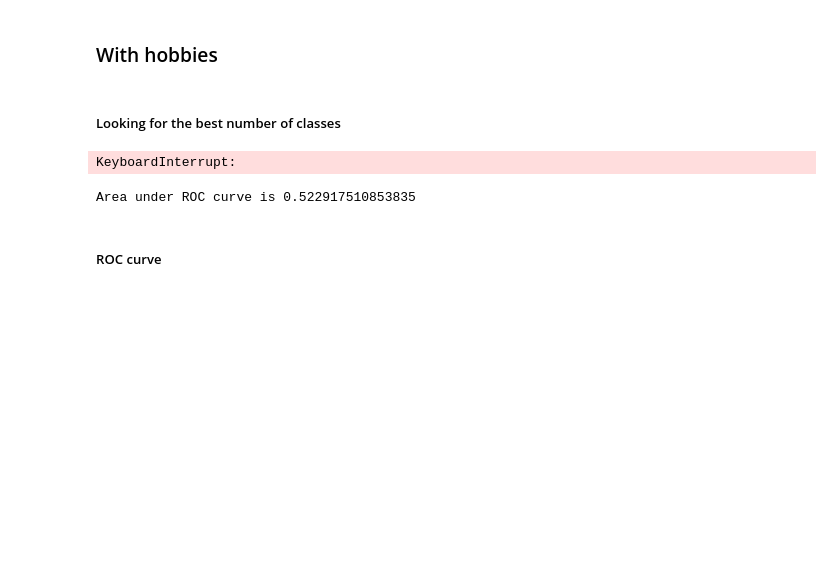
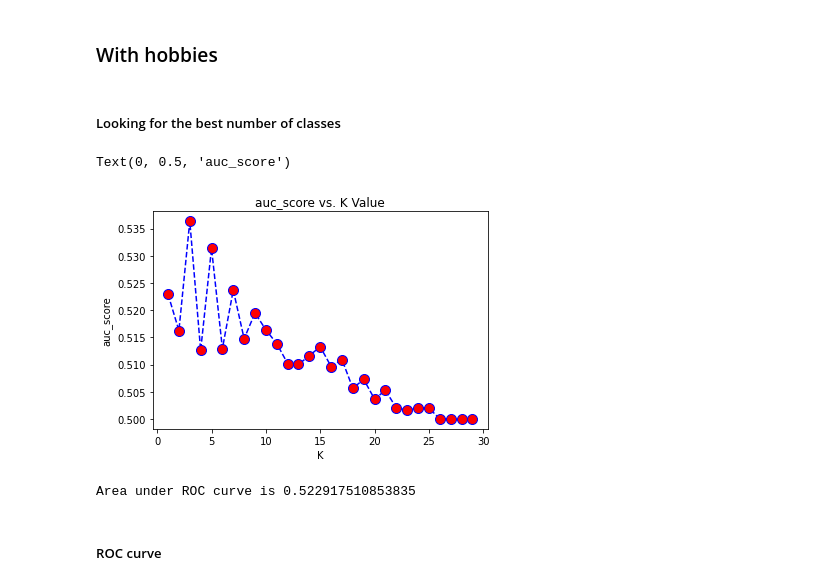
Before and after one commit to JozifekSVK/OZNAL, a Jupyter notebook: Hypothesis.ipynb, the cells around one changed output. Saved outputs shown, nothing was run; the diff lists cells and outputs as text; code cells hidden in the pictures; blank space fills up the shorter version.

```diff
--- a/Hypothesis.ipynb
+++ b/Hypothesis.ipynb
@@ -359,24 +350,25 @@ X_train, X_test, y_train, y_test = train_test_split(data_x, data_y, test_size=0.
 # %%
 auc_score = []
 
 for i in range(1,30):
     knn = KNeighborsClassifier(n_neighbors=i)
     knn.fit(X_train,y_train)
     pred_i = knn.predict(X_test)
     #pred_i = pred_i[:, 1]
 #     print(pred_i)
 #     print(y_test)
 
 #     print(f1_score(y_test,pred_i))
-    auc_score.append( f1_score(y_test,pred_i) )
+    auc_score.append( roc_auc_score(y_test,pred_i) )
 
 plt.plot(range(1,30),auc_score,color='blue', linestyle='dashed', marker='o',
  markerfacecolor='red', markersize=10)
 plt.title('auc_score vs. K Value')
 plt.xlabel('K')
 plt.ylabel('auc_score')
 # %% [output]
-KeyboardInterrupt:
+Text(0, 0.5, 'auc_score')
+[figure, added]
 # %%
 knn = KNeighborsClassifier(n_neighbors=1)
 knn.fit(X_train,y_train)
```
Also changed, not shown: parts of 43 cells of this notebook, 1 other file.
